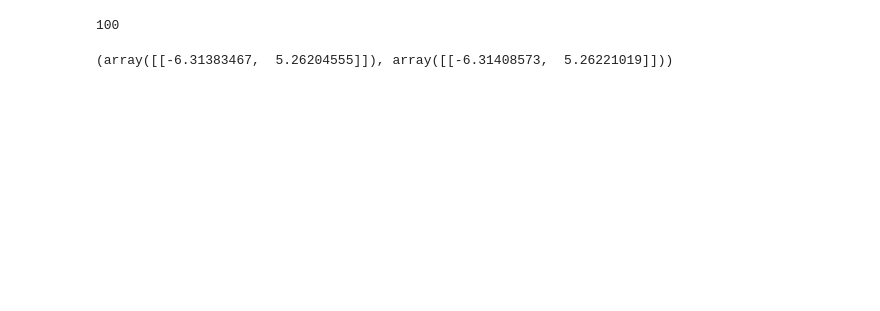
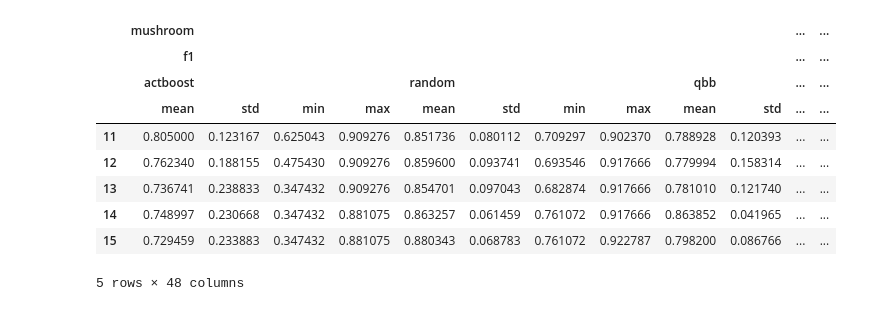
Before and after one commit to AIDEmeProject/PythonMiddleware, a Jupyter notebook: notebooks/svm test.ipynb, the cells around one changed output. Saved outputs shown, nothing was run; the diff lists cells and outputs as text; code cells hidden in the pictures; blank space fills up the shorter version.

```diff
--- a/notebooks/svm test.ipynb
+++ b/notebooks/svm test.ipynb
@@ -50,2 +71,14 @@ plt.scatter(X[:,0], X[:,1], c=y)
+# %%
+# DERMATOLOGY dataset
+data = pd.read_csv('../data/dermatology/dermatology.data').applymap(lambda x: str(x))
+X = data.drop('2.3', axis=1)
+y = data['2.3']
+
+mask = y.isin(['1','2','3'])
+X = X[mask].reset_index(drop=True)
+y = y[mask].reset_index(drop=True).apply(lambda x: -1 if x == '2' else 1)
+
+X_derm = (2.0*pd.get_dummies(X) - 1).values
+y_derm = y.values
 # %%
 from sklearn.svm import SVC
@@ -68,8 +91,53 @@ train(data=X, user=user, active_learner=al, initial_sampler=initial_sampler)
-# %%
-(al.predict(X) == y).sum()
-# %% [output]
-100
-# %%
-al.clf.coef_, clf.coef_
-# %% [output]
-(array([[-6.31383467,  5.26204555]]), array([[-6.31408573,  5.26221019]]))
+# %%
+from src.user import DummyUser
+from src.utils import Adaboost
+from src.active_learning.boosting import QueryByBoosting, ActBoost
+from src.active_learning.svm import SVMClosest, SolverMethod
+from src.active_learning.agnostic import RandomLearner
+from src.active_learning.base import train
+from src.initial_sampling import FixedSizeStratifiedSampler
+from src.showdown import compare_learners
+
+times = 5
+max_iter = 50
+user_housing = DummyUser(max_iter=max_iter, y_true=y_housing)
+user_iris = DummyUser(max_iter=max_iter, y_true=y_iris)
+user_pol = DummyUser(max_iter=max_iter, y_true=y_pol)
+user_mush = DummyUser(y_true=y_mush, max_iter=max_iter)
+user_derm = DummyUser(y_true=y_derm, max_iter=max_iter)
+
+initial_sampler = FixedSizeStratifiedSampler(sample_size=10)
+
+active_learners = [
+     #("random", initial_sampler, RandomLearner(SVC(C=1000, kernel='linear'))),
+     #("linearSVM", initial_sampler, SVMClosest(C=1000, kernel='linear')),
+     #("rbfSVM", initial_sampler, SVMClosest(C=100, kernel='rbf')),
+     #("solver5", initial_sampler, SolverMethod(pool_size=5, C=1000, kernel='linear')),
+     #("solver10", initial_sampler, SolverMethod(pool_size=10, C=1000, kernel='linear')),
+     #("solver20", initial_sampler, SolverMethod(pool_size=20, C=1000, kernel='linear'))
+     ("actboost", initial_sampler, ActBoost(chain_length=50, sample_size=8, n_iterations=300)),
+     ("random", initial_sampler, RandomLearner(Adaboost(n_iterations=300))),
+     ("qbb", initial_sampler, QueryByBoosting(n_iterations=300)),
+]
+
+datasets = [
+    #("housing", X_housing_fit, user_housing),
+    #("iris", X_iris, user_iris),
+    #("polygon1", X_pol, user_pol),
+    ("mushroom", X_mush, user_mush),
+    ("dermatology", X_derm, user_derm)
+]
+
+output = compare_learners(active_learners, times, datasets)
+output.head()
+# %% [output]
+|  | mushroom |  |  |  |  |  |  |  |  |  | ... | ... |
+|  | f1 |  |  |  |  |  |  |  |  |  | ... | ... |
+|  | actboost |  |  |  | random |  |  |  | qbb |  | ... | ... |
+|  | mean | std | min | max | mean | std | min | max | mean | std | ... | ... |
+| 11 | 0.805000 | 0.123167 | 0.625043 | 0.909276 | 0.851736 | 0.080112 | 0.709297 | 0.902370 | 0.788928 | 0.120393 | ... | ... |
+| 12 | 0.762340 | 0.188155 | 0.475430 | 0.909276 | 0.859600 | 0.093741 | 0.693546 | 0.917666 | 0.779994 | 0.158314 | ... | ... |
+| 13 | 0.736741 | 0.238833 | 0.347432 | 0.909276 | 0.854701 | 0.097043 | 0.682874 | 0.917666 | 0.781010 | 0.121740 | ... | ... |
+| 14 | 0.748997 | 0.230668 | 0.347432 | 0.881075 | 0.863257 | 0.061459 | 0.761072 | 0.917666 | 0.863852 | 0.041965 | ... | ... |
+| 15 | 0.729459 | 0.233883 | 0.347432 | 0.881075 | 0.880343 | 0.068783 | 0.761072 | 0.922787 | 0.798200 | 0.086766 | ... | ... |
+5 rows × 48 columns
```
Also changed, not shown: parts of 12 cells of this notebook, 26 other files.
